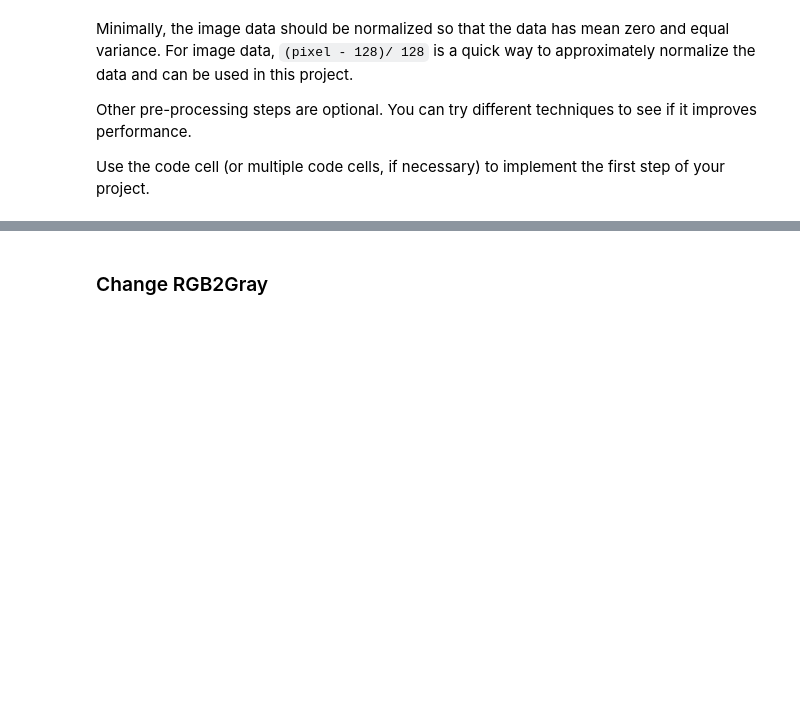
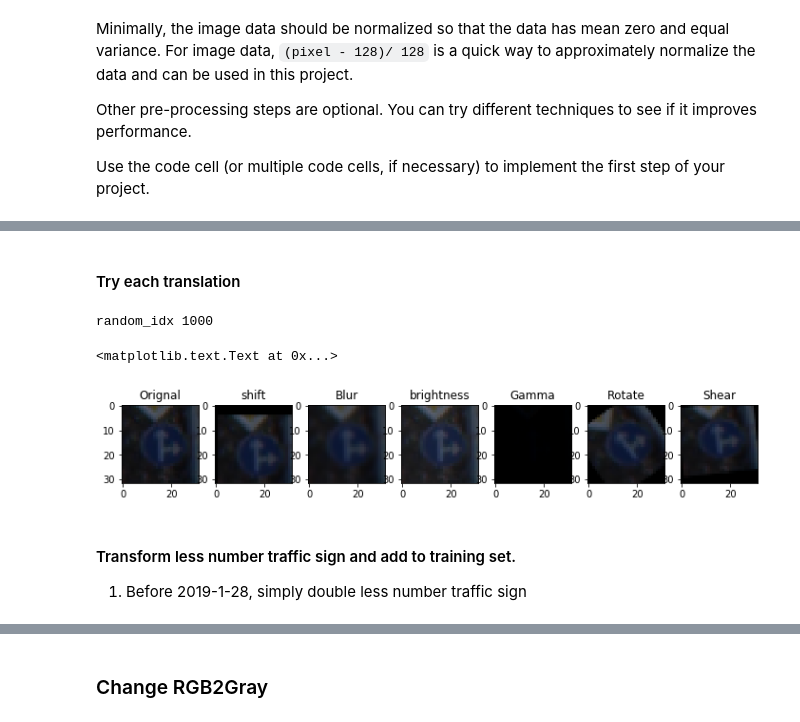
Before and after one commit to Leon-Cao/traffic-sign-classifier, a Jupyter notebook: traffic-sign-classifier-Leon.ipynb, the cells around one changed output, grey strips where cells are left out. Saved outputs shown, nothing was run; the diff lists cells and outputs as text; code cells hidden in the pictures; blank space fills up the shorter version.

```diff
--- a/traffic-sign-classifier-Leon.ipynb
+++ b/traffic-sign-classifier-Leon.ipynb
@@ -166,0 +245,40 @@ From the histogram figure, some of traffic sign are less then 250. When do LeNet
+# %% [markdown]
+#### Try each translation
+# %%
+random_idx = random.randint(0, (y_train.shape[0]-1))
+random_idx = 1000
+print("random_idx", random_idx)
+
+test_tran_img = X_train[random_idx].squeeze()
+
+fig, axs = plt.subplots(1,7, figsize=(12, 4))
+axs = axs.ravel()
+
+#axs[i].axis('off')
+axs[0].imshow(test_tran_img)
+axs[0].set_title("Orignal")
+
+axs[1].imshow(img_shift_f(test_tran_img))
+axs[1].set_title("shift")
+
+axs[2].imshow(img_blur_f(test_tran_img))
+axs[2].set_title("Blur")
+
+axs[3].imshow(img_brightness_f(test_tran_img))
+axs[3].set_title("brightness")
+
+axs[4].imshow(img_gamma_f(test_tran_img))
+axs[4].set_title("Gamma")
+
+axs[5].imshow(img_rotate_f(test_tran_img))
+axs[5].set_title("Rotate")
+
+axs[6].imshow(img_shear_f(test_tran_img))
+axs[6].set_title("Shear")
+# %% [output]
+random_idx 1000
+<matplotlib.text.Text at 0x...>
+[figure, added]
+# %% [markdown]
+#### Transform less number traffic sign and add to training set.
+ 1. Before 2019-1-28, simply double less number traffic sign
```
Also changed, not shown: parts of 20 cells of this notebook.
